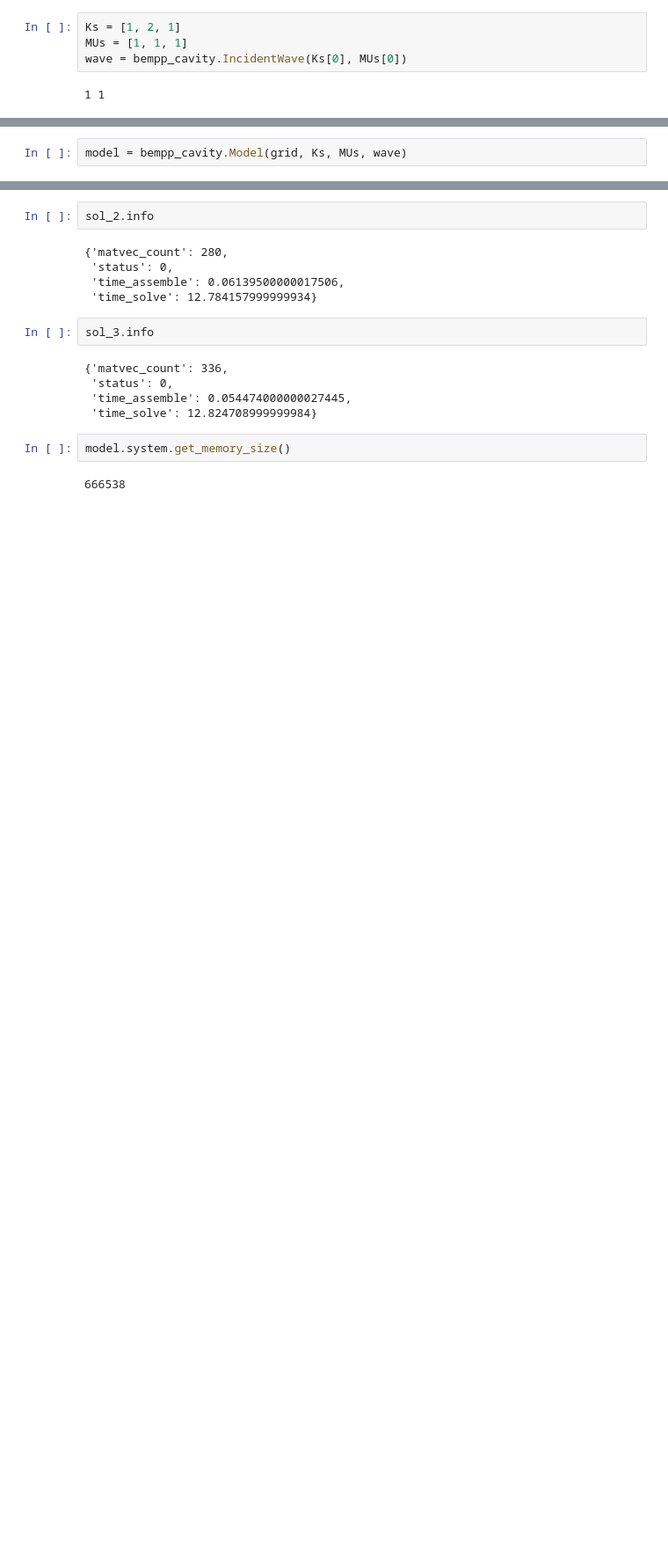
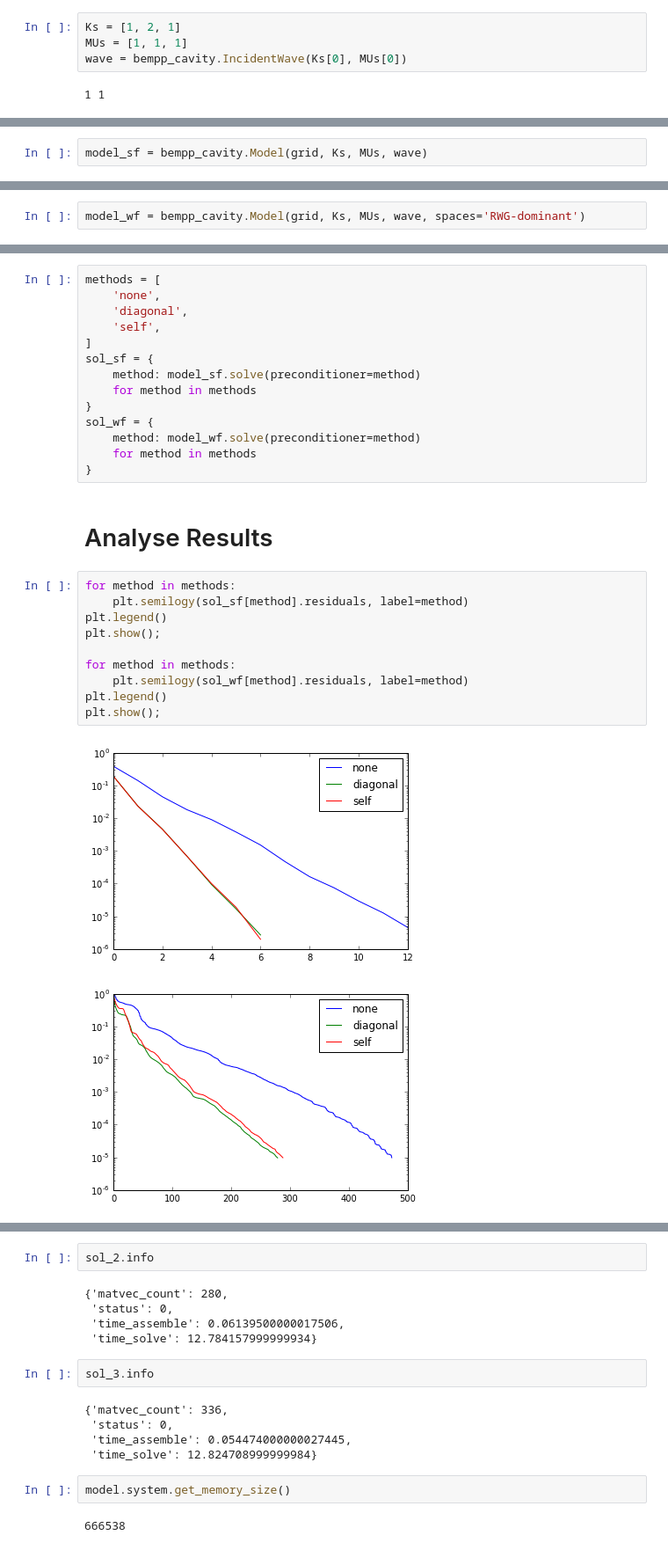
Before and after one commit to sheeshee/MSc-Project-Code, a Jupyter notebook: Notebooks/04_bempp_cavity_simple.ipynb, the cells around one changed output, grey strips where cells are left out. Shown at 88% size. Saved outputs shown, nothing was run; the diff lists cells and outputs as text; blank space fills up the shorter version.

Commit message:
Implement weak form solver.

```diff
--- a/Notebooks/04_bempp_cavity_simple.ipynb
+++ b/Notebooks/04_bempp_cavity_simple.ipynb
@@ -31,2 +36,2 @@ wave = bempp_cavity.IncidentWave(Ks[0], MUs[0])
 # %%
-model = bempp_cavity.Model(grid, Ks, MUs, wave)
+model_sf = bempp_cavity.Model(grid, Ks, MUs, wave)
@@ -45,0 +38,2 @@ plt.semilogy(sol_3.residuals)
+# %%
+model_wf = bempp_cavity.Model(grid, Ks, MUs, wave, spaces='RWG-dominant')
@@ -46,3 +42,32 @@ plt.semilogy(sol_3.residuals)
+# %%
+methods = [
+    'none',
+    'diagonal',
+    'self',
+]
+sol_sf = {
+    method: model_sf.solve(preconditioner=method)
+    for method in methods
+}
+sol_wf = {
+    method: model_wf.solve(preconditioner=method)
+    for method in methods
+}
+# %% [markdown]
+# Analyse Results
+# %%
+for method in methods:
+    plt.semilogy(sol_sf[method].residuals, label=method)
+plt.legend()
+plt.show();
+
+for method in methods:
+    plt.semilogy(sol_wf[method].residuals, label=method)
+plt.legend()
+plt.show();
+# %% [output]
+[figure, added]
+[figure, added]
 # %%
 sol_1.info
 # %% [output]
```
Also changed, not shown: parts of 26 cells of this notebook, 3 other files.
